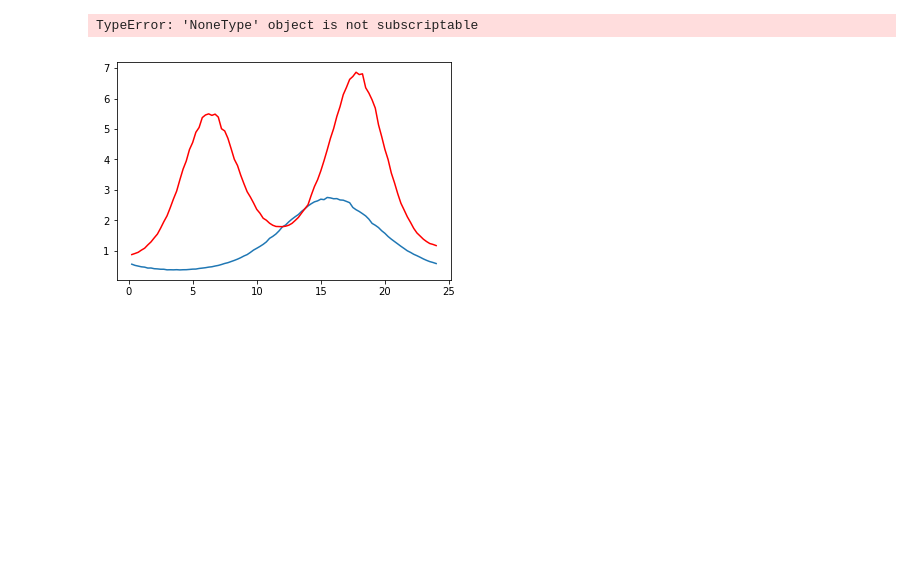
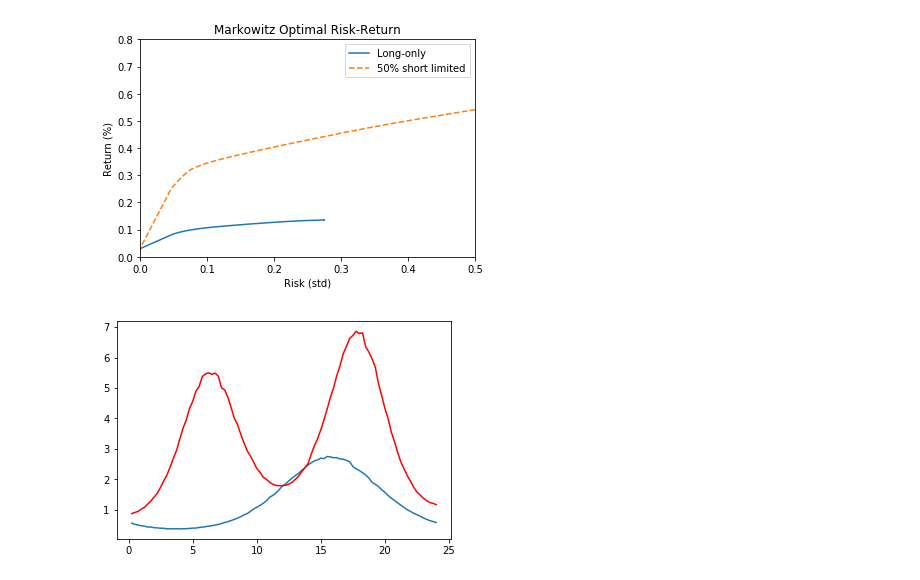
Before and after one commit to jmern3250/EE364a, a Jupyter notebook: Untitled.ipynb, the cells around one changed output. Saved outputs shown, nothing was run; the diff lists cells and outputs as text; code cells hidden in the pictures; blank space fills up the shorter version.

```diff
--- a/Untitled.ipynb
+++ b/Untitled.ipynb
@@ -95,20 +95,49 @@ Optimal Distribution: [[ 0.17228975]
  [ 0.03115687]
  [ 0.14946293]
  [ 0.48517817]]
-# %%
-# (b)
-x = cvx.Variable(20)
-gamma = cvx.Parameter(sign='positive')
-obj = cvx.Minimize(gamma*cvx.quad_form(x,S)-pbar.T*x)
-constraints_0 = [np.ones([1,20])*(x) == 1]
-prob = cvx.Problem(obj, constraints_0)
-N = 100
-gamma_vals = np.logspace(-2,3,num=N)
-for i in range(N):
-    gamma.value = gamma_vals[i]
-    prob.solve()
-# %% [output]
-TypeError: 'NoneType' object is not subscriptable
+# %%
+# (b)
+x = cvx.Variable(20)
+gamma = cvx.Parameter(sign='positive')
+risk = cvx.quad_form(x,S)
+ret = pbar.T*x
+obj = cvx.Minimize(gamma*risk-ret)
+# constraints_0 = [np.ones([1,20])*(x) == 1,
+#                 pbar.T*(x) >= pbar.T.dot(x_unif),
+#                 x >= 0]
+# constraints_1 = [np.ones([1,20])*(x) == 1,
+#                 pbar.T*(x) >= pbar.T.dot(x_unif),
+#                 cvx.abs(x) <= 1.5]
+constraints_0 = [np.ones([1,20])*(x) == 1,
+                x >= 0]
+constraints_1 = [np.ones([1,20])*(x) == 1,
+                cvx.abs(x) <= 1.5]
+prob0 = cvx.Problem(obj, constraints_0)
+prob1 = cvx.Problem(obj, constraints_1)
+N = 100
+gamma_vals = np.logspace(-5,4,num=N)
+RSK = np.zeros([N,2])
+RET = np.zeros([N,2])
+for i in range(N):
+    gamma.value = gamma_vals[i]
+    prob0.solve()
+    RSK[i,0] = cvx.sqrt(risk).value
+    RET[i,0] = ret.value
+    prob1.solve()
+    RSK[i,1] = cvx.sqrt(risk).value
+    RET[i,1] = ret.value
+# %%
+plt.figure()
+plt.plot(RSK[:,0],RET[:,0])
+plt.plot(RSK[:,1],RET[:,1],'--')
+plt.axis([0,0.5,0,0.8])
+plt.title('Markowitz Optimal Risk-Return')
+plt.xlabel('Risk (std)')
+plt.ylabel('Return (%)')
+plt.legend(['Long-only','50% short limited'])
+plt.show()
+# %% [output]
+[figure, added]
 # %%
 np.random.seed(1)
 
```
Also changed, not shown: parts of 7 cells of this notebook.
